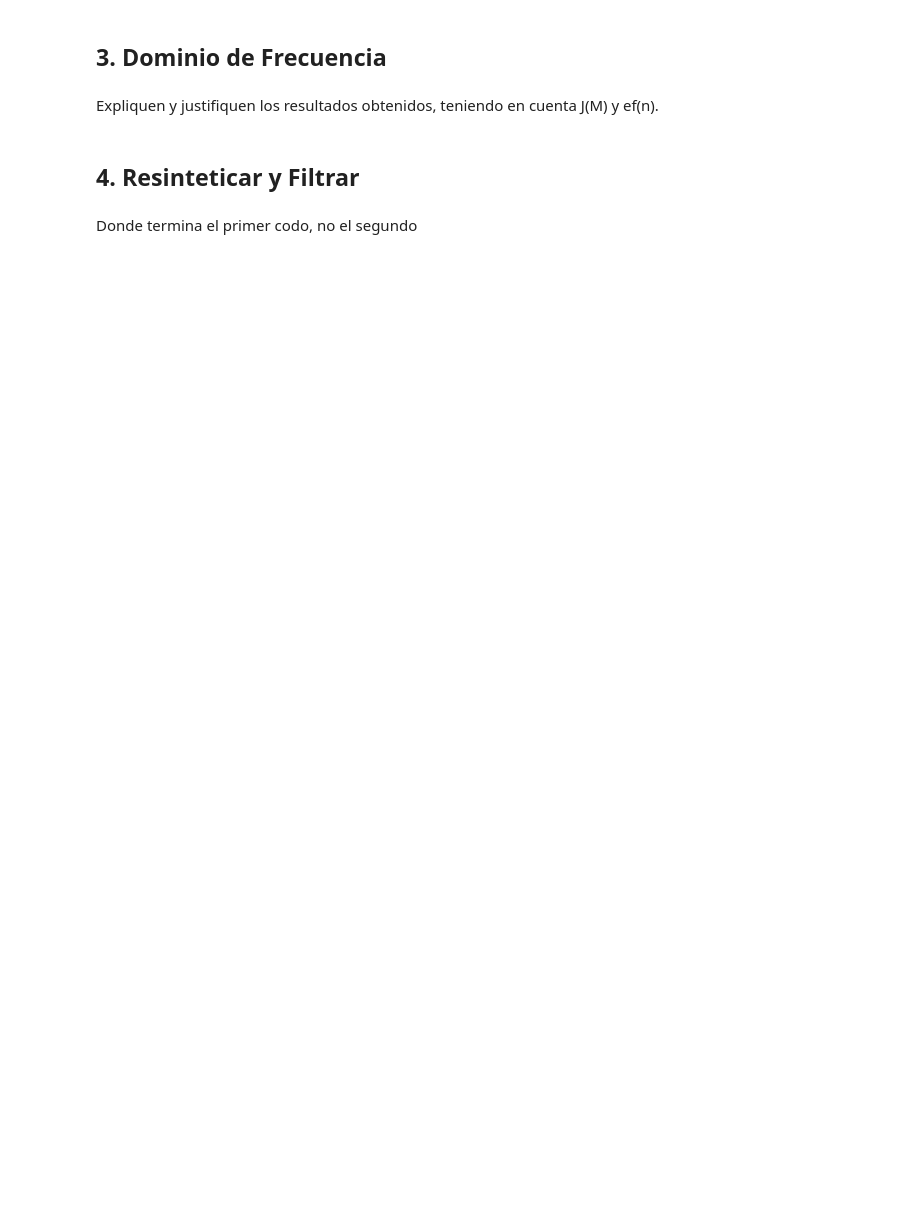
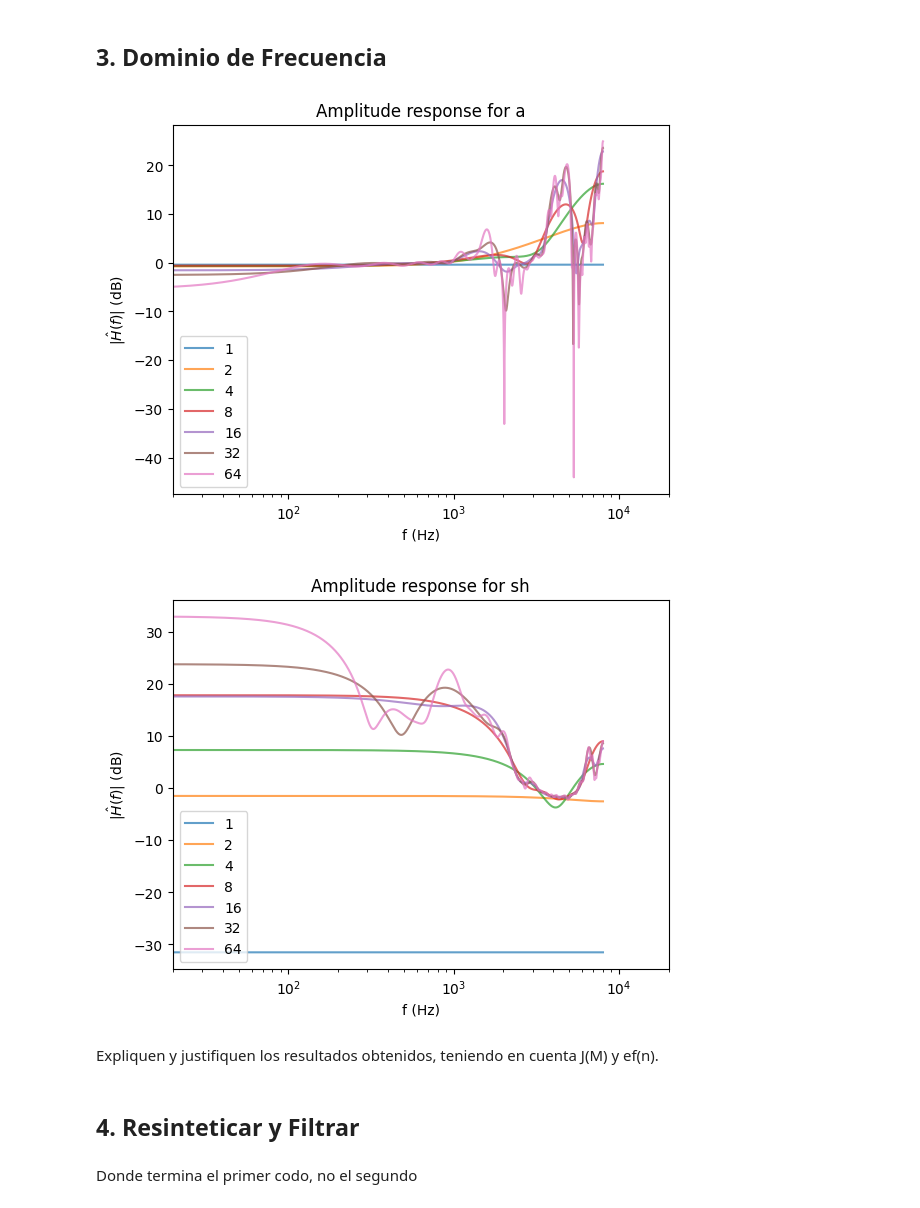
Before and after one commit to albertig2/Procesamiento-Adaptivo-22.46-, a Jupyter notebook: TP3/TP2_prediccion_lineal.ipynb, the cells around one changed output. Saved outputs shown, nothing was run; the diff lists cells and outputs as text; code cells hidden in the pictures; blank space fills up the shorter version.

```diff
--- a/TP3/TP2_prediccion_lineal.ipynb
+++ b/TP3/TP2_prediccion_lineal.ipynb
@@ -43,8 +98,52 @@ sh = signal.resample_poly(sh, fs, fs_sh)
 # %%
 # Grabaciones en dominio de frecuencia
 # representen la respuesta en frecuencia H(ejω) del filtro del error de predicción ā (no el filtro predictor a)
 # para M = 1, 2, 4, 8, 16, 32, 64.
 Ms = [1, 2, 4, 8, 16, 32, 64]
+
+def finding_filter(x, M):
+    X = np.array([
+        x[n-M:n][::-1]
+        for n in range(M, N)
+    ])
+
+    # Desired/current samples: x[n]
+    d = x[M:N]
+
+    # Autocorrelation matrix
+    R = X.conj().T @ X / len(d)
+
+    # Cross-correlation vector
+    r = X.conj().T @ d / len(d)
+
+    # Optimal predictor coefficients
+    ao = np.linalg.solve(R, -r)
+
+    return ao.real
+
+aos_a = []
+aos_sh = []
+
+for aos, x, name in zip([aos_a, aos_sh], [a, sh], ['a', 'sh']):
+    for M in Ms:
+        aos.append(finding_filter(x, M))
+
+    results = [(Ms[i], aos[i]) for i in range(len(Ms))]
+
+    nfft = 2**16
+    f = np.fft.rfftfreq(nfft, 1/fs)
+    for M, wo in results:
+        H = np.fft.rfft(wo, nfft)
+        plt.semilogx(f, 20*np.log10(np.abs(H)), label=M, alpha=0.7)
+    plt.xlim(20, 20000)
+    plt.xlabel("f (Hz)")
+    plt.ylabel(r"$|\hat{H}(f)|$ (dB)")
+    plt.title(f'Amplitude response for {name}')
+    plt.legend()
+    plt.show()
+# %% [output]
+[figure, added]
+[figure, added]
 # %% [markdown]
 Expliquen y justifiquen los resultados obtenidos, teniendo en cuenta J(M) y ef(n).
 # %% [markdown]
```
Also changed, not shown: parts of 6 cells of this notebook, 3 other files.
